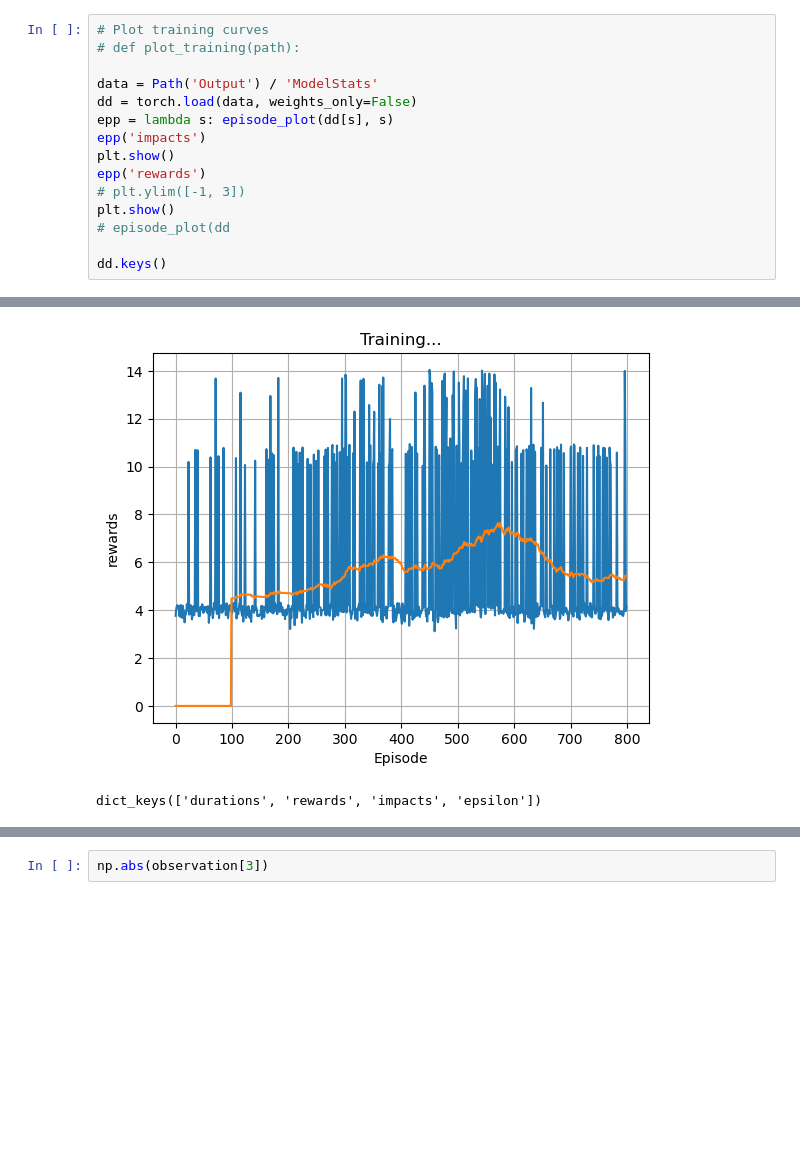
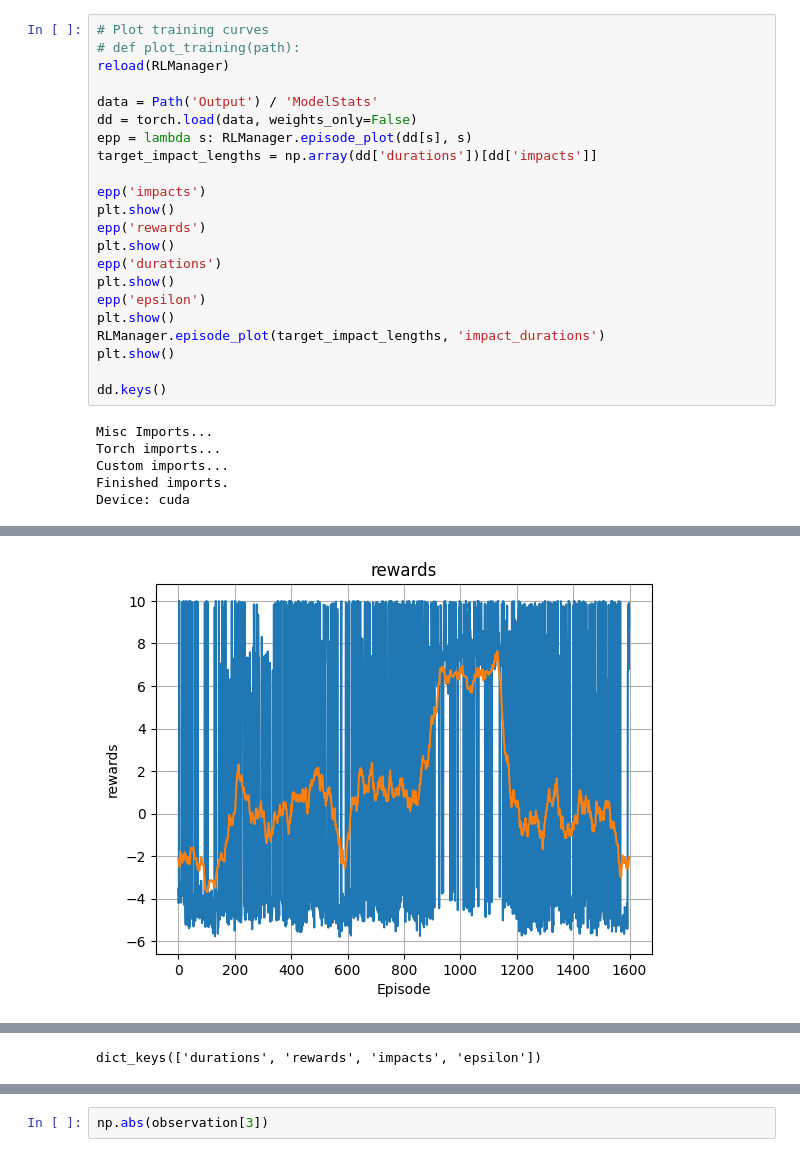
Before and after one commit to matty-cua/MissileTesting, a Jupyter notebook: InputExploration.ipynb, the cells around one changed output, grey strips where cells are left out. Saved outputs shown, nothing was run; the diff lists cells and outputs as text; blank space fills up the shorter version.

```diff
--- a/InputExploration.ipynb
+++ b/InputExploration.ipynb
@@ -18,16 +27,28 @@ import MissileEnv
 # %%
 # Plot training curves
 # def plot_training(path):
+reload(RLManager)
 
 data = Path('Output') / 'ModelStats'
 dd = torch.load(data, weights_only=False)
-epp = lambda s: episode_plot(dd[s], s)
+epp = lambda s: RLManager.episode_plot(dd[s], s)
+target_impact_lengths = np.array(dd['durations'])[dd['impacts']]
+
 epp('impacts')
 plt.show()
 epp('rewards')
-# plt.ylim([-1, 3])
 plt.show()
-# episode_plot(dd
+epp('durations')
+plt.show()
+epp('epsilon')
+plt.show()
+RLManager.episode_plot(target_impact_lengths, 'impact_durations')
+plt.show()
 
 dd.keys()
 # %% [output]
+Misc Imports...
+Torch imports...
+Custom imports...
+Finished imports.
+Device: cuda
@@ -35,2 +56 @@ dd.keys()
-[figure, old version]
+[figure, new version]
-dict_keys(['durations', 'rewards', 'impacts', 'epsilon'])
@@ -37,3 +60,4 @@ dict_keys(['durations', 'rewards', 'impacts', 'epsilon'])
+dict_keys(['durations', 'rewards', 'impacts', 'epsilon'])
 # %%
 # Load the model
 save_loc = Path('Output')
```
Also changed, not shown: parts of 8 cells of this notebook, 4 other files.
